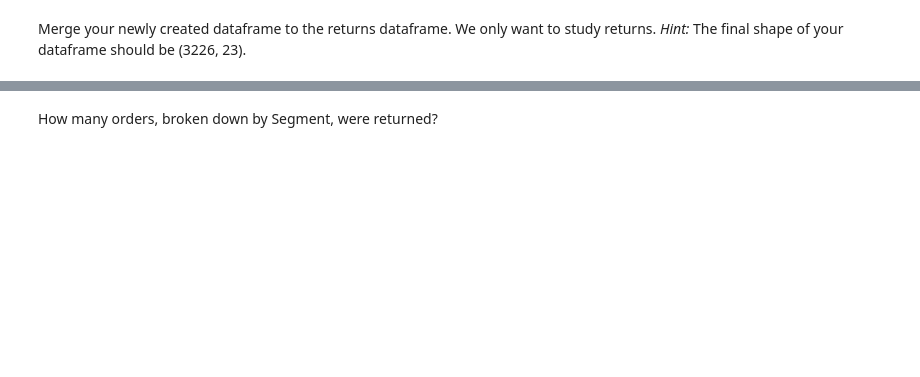
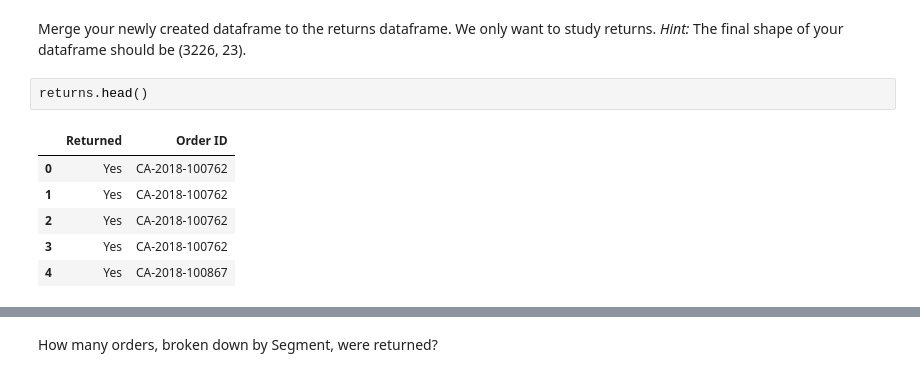
Before and after one commit to Vasanta2002/Sprint_1_git, a Jupyter notebook: module3-join-and-reshape-data/DS_113_Join_and_Reshape_Data.ipynb, the cells around one changed output, grey strips where cells are left out. Saved outputs shown, nothing was run; the diff lists cells and outputs as text; blank space fills up the shorter version.

```diff
--- a/module3-join-and-reshape-data/DS_113_Join_and_Reshape_Data.ipynb
+++ b/module3-join-and-reshape-data/DS_113_Join_and_Reshape_Data.ipynb
@@ -408,3 +416,12 @@ people.head()
 # %% [markdown]
 Merge your newly created dataframe to the returns dataframe. We only want to study returns.
 *Hint:* The final shape of your dataframe should be (3226, 23).
+# %%
+returns.head()
+# %% [output]
+|  | Returned | Order ID |
+| 0 | Yes | CA-2018-100762 |
+| 1 | Yes | CA-2018-100762 |
+| 2 | Yes | CA-2018-100762 |
+| 3 | Yes | CA-2018-100762 |
+| 4 | Yes | CA-2018-100867 |
```
Also changed, not shown: parts of 4 cells of this notebook.
